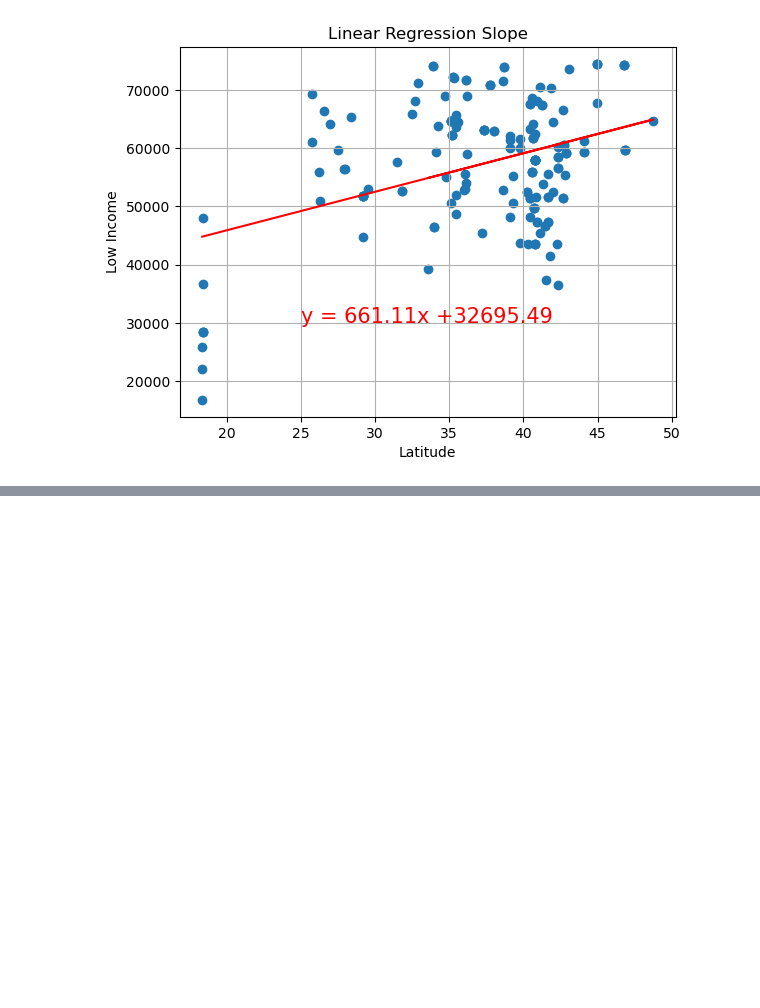
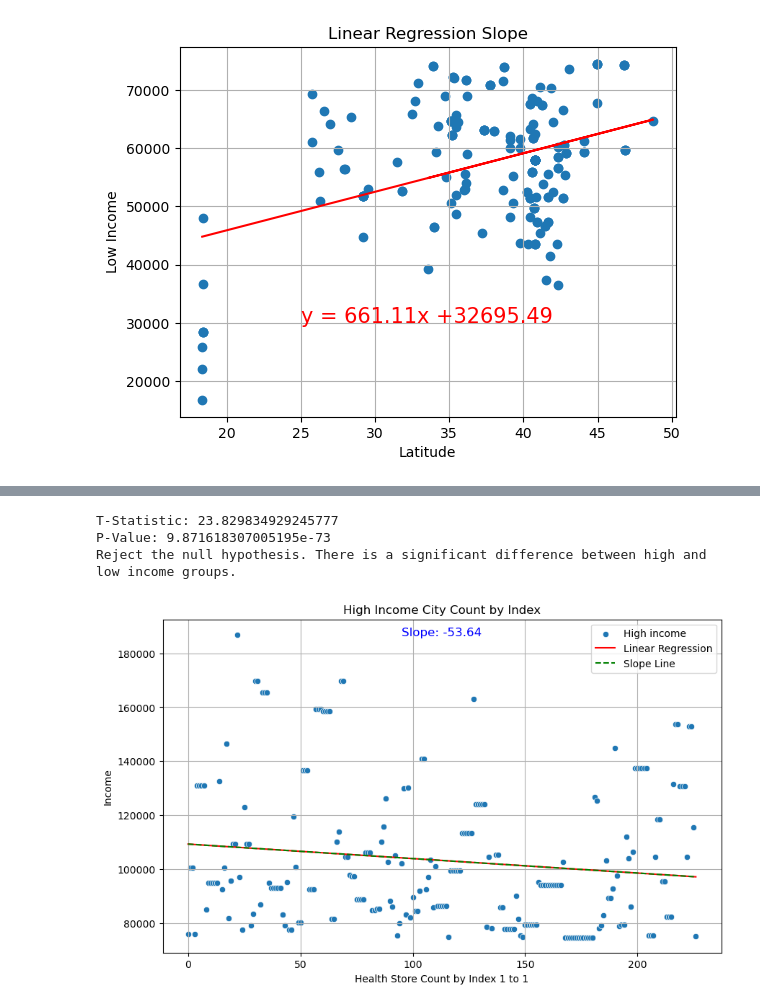
Before and after one commit to bseri0/Proj_1, a Jupyter notebook: py_api/alan_prj_1.ipynb, the cells around one changed output, grey strips where cells are left out. Saved outputs shown, nothing was run; the diff lists cells and outputs as text; code cells hidden in the pictures; blank space fills up the shorter version.

```diff
--- a/py_api/alan_prj_1.ipynb
+++ b/py_api/alan_prj_1.ipynb
@@ -504,0 +639,64 @@ The r-value is: 0.15163254039321966
+# %%
+#T-test for both high and low income groups
+
+high_income = no_dups_health_food_df[no_dups_health_food_df['Category_Label'] == 'High']['Income']
+low_income = no_dups_health_food_df[no_dups_health_food_df['Category_Label'] == 'Low']['Income']
+
+# Perform t-test
+t_statistic, p_value = ttest_ind(high_income, low_income, equal_var=False)
+
+# Display the results
+print(f'T-Statistic: {t_statistic}')
+print(f'P-Value: {p_value}')
+
+# Interpret the results
+alpha = 0.05  # Set your significance level
+if p_value < alpha:
+    print("Reject the null hypothesis. There is a significant difference between high and low income groups.")
+else:
+    print("Fail to reject the null hypothesis. There is no significant difference between high and low income groups.")
+# %% [output]
+T-Statistic: 23.829834929245777
+P-Value: 9.871618307005195e-73
+Reject the null hypothesis. There is a significant difference between high and low income groups.
+# %%
+def linear_regression_plt_2(x, y, label, title):
+    # Create a scatter plot
+    plt.figure(figsize=(10, 6))
+    sns.scatterplot(x=x, y=y, label=label)
+
+    # Fit linear regression model
+    model = LinearRegression()
+    model.fit(x.values.reshape(-1, 1), y)
+    slope = model.coef_[0]
+    intercept = model.intercept_
+
+    x_range = np.linspace(min(x), max(x), 100)
+    y_pred = model.predict(x_range.reshape(-1, 1))
+
+    # Plot the linear regression line
+    plt.plot(x_range, y_pred, color='red', label='Linear Regression')
+
+    # Add annotation for the slope
+    plt.annotate(f'Slope: {slope:.2f}', xy=(0.5, 0.95), xycoords='axes fraction', ha='center', fontsize=12, color='blue')
+
+    # Draw a line representing the slope
+    line_x = np.array([min(x), max(x)])
+    line_y = slope * line_x + intercept
+    plt.plot(line_x, line_y, linestyle='--', color='green', label='Slope Line')
+
+    plt.title(title)
+    plt.xlabel('Health Store Count by Index 1 to 1')
+    plt.ylabel('Income')
+    plt.grid(True)
+    plt.legend()
+    plt.show()
+# %%
+linear_regression_plt_2(
+     no_dups_health_food_df[no_dups_health_food_df['Category_Label'] == 'High'].index,
+    no_dups_health_food_df[no_dups_health_food_df['Category_Label'] == 'High']['Income'],
+    label='High income',  # This label is for the scatter plot
+    title='High Income City Count by Index'
+)
+# %% [output]
+[figure, added]
```
Also changed, not shown: parts of 23 cells of this notebook.
